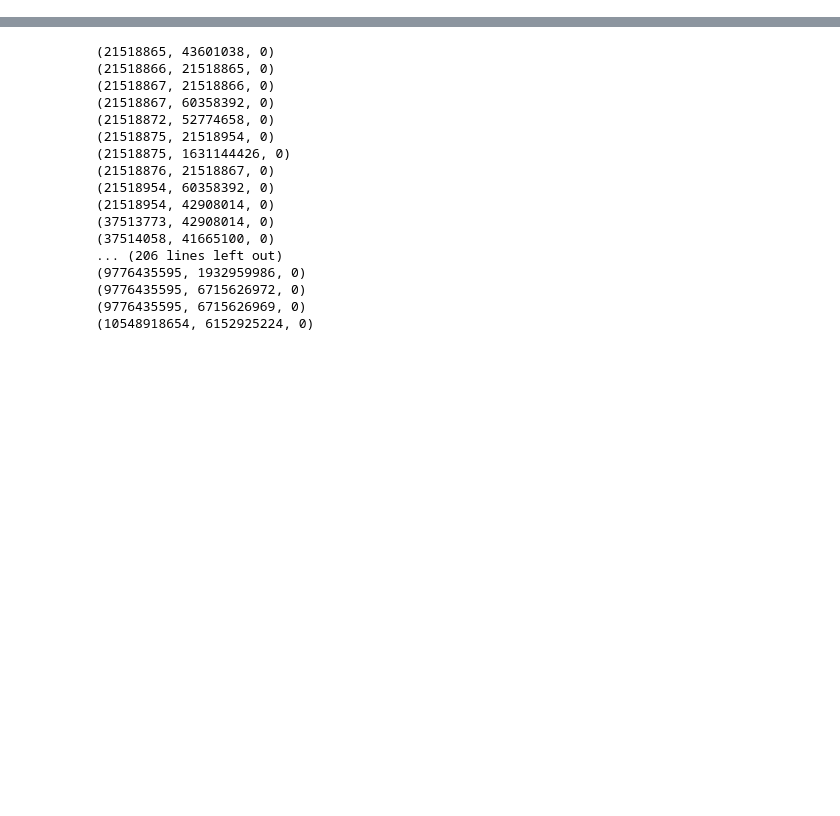
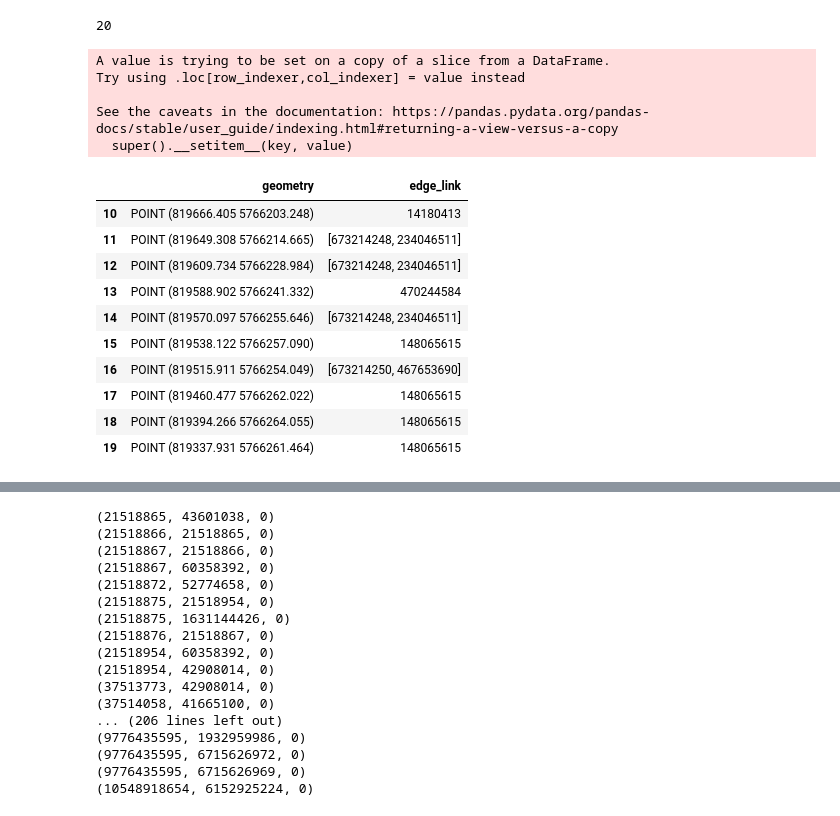
Before and after one commit to gjgress/G-RIPS-2022-Mitsubishi-A, a Jupyter notebook: Code/IMP.ipynb, the cells around one changed output, grey strips where cells are left out. Saved outputs shown, nothing was run; the diff lists cells and outputs as text; code cells hidden in the pictures; blank space fills up the shorter version.

```diff
--- a/Code/IMP.ipynb
+++ b/Code/IMP.ipynb
@@ -198,0 +395,24 @@ Name: (6152925224, 10548918654, 0), dtype: object
+# %%
+df = locs_utm.iloc[10:iter, :]
+df['edge_link'] = edge_link
+print(len(locs_utm.iloc[0:iter, :]))
+(len(edge_link))
+df
+# %% [output]
+20
+A value is trying to be set on a copy of a slice from a DataFrame.
+Try using .loc[row_indexer,col_indexer] = value instead
+
+See the caveats in the documentation: https://pandas.pydata.org/pandas-docs/stable/user_guide/indexing.html#returning-a-view-versus-a-copy
+  super().__setitem__(key, value)
+|  | geometry | edge_link |
+| 10 | POINT (819666.405 5766203.248) | 14180413 |
+| 11 | POINT (819649.308 5766214.665) | [673214248, 234046511] |
+| 12 | POINT (819609.734 5766228.984) | [673214248, 234046511] |
+| 13 | POINT (819588.902 5766241.332) | 470244584 |
+| 14 | POINT (819570.097 5766255.646) | [673214248, 234046511] |
+| 15 | POINT (819538.122 5766257.090) | 148065615 |
+| 16 | POINT (819515.911 5766254.049) | [673214250, 467653690] |
+| 17 | POINT (819460.477 5766262.022) | 148065615 |
+| 18 | POINT (819394.266 5766264.055) | 148065615 |
+| 19 | POINT (819337.931 5766261.464) | 148065615 |
```
Also changed, not shown: parts of 11 cells of this notebook, 1 other file.
